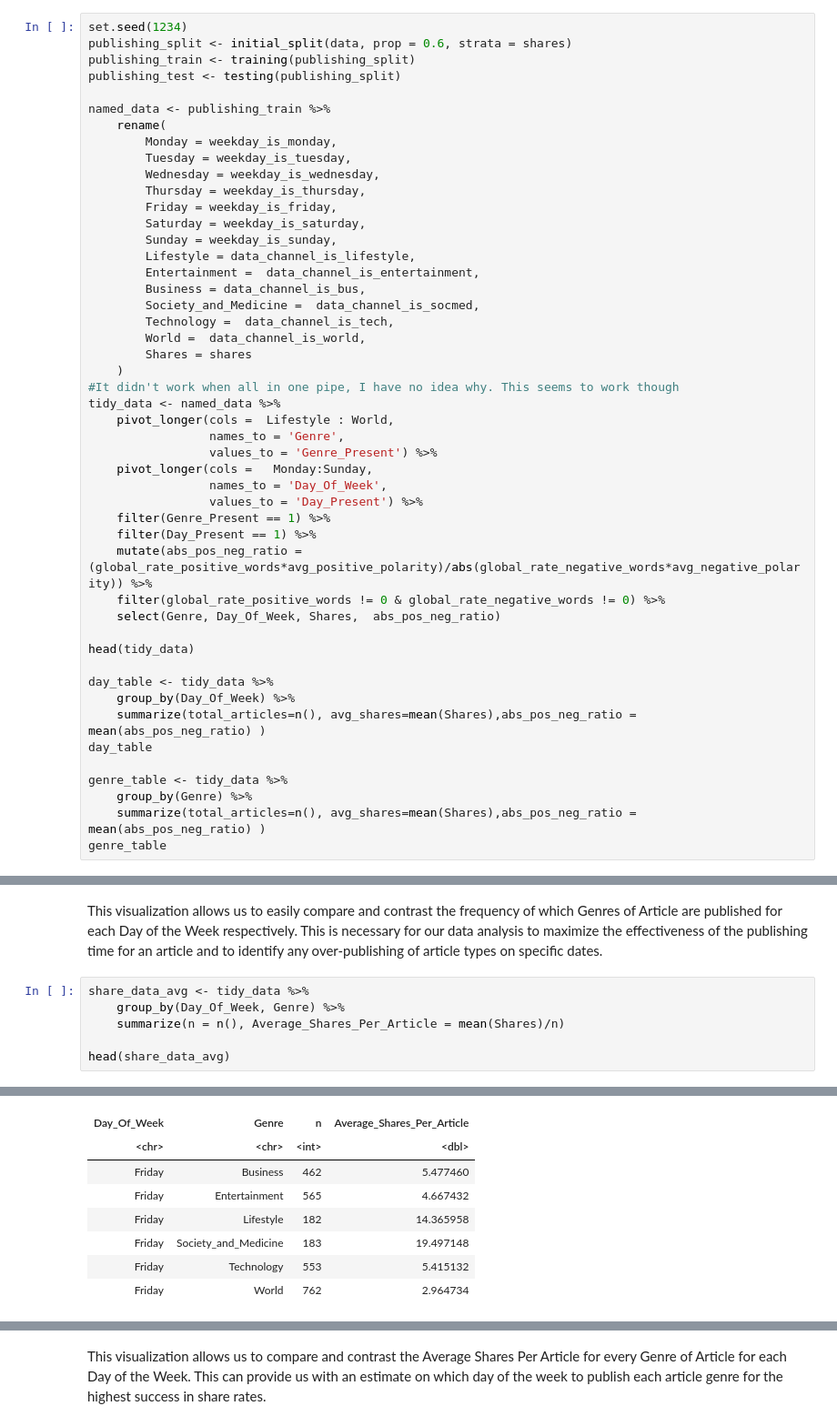
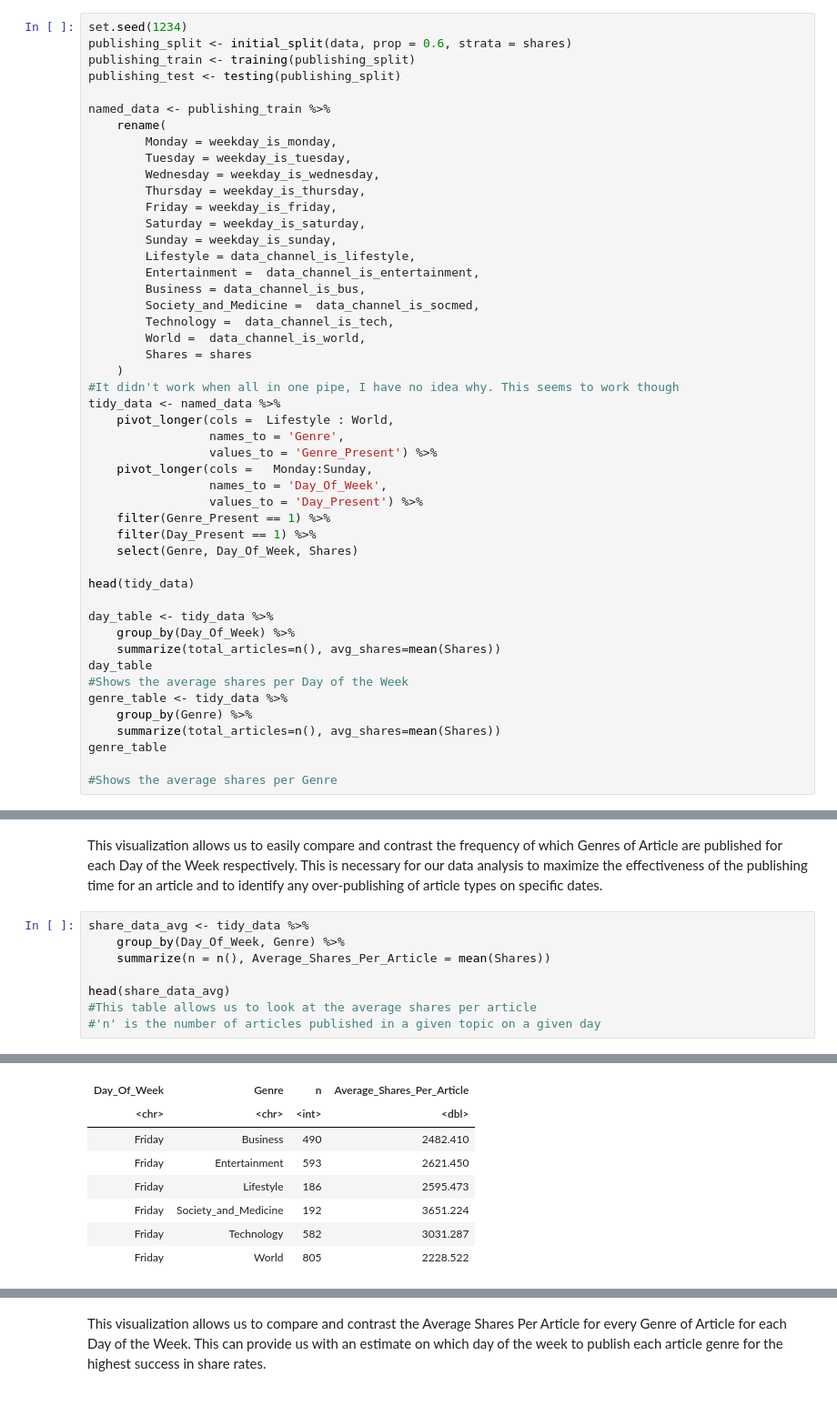
Before and after one commit to dgjfaber/dsci100project, a Jupyter notebook: Proposal.ipynb, the cells around one changed output, grey strips where cells are left out. Shown at 91% size. Drawn from its saved outputs; the diff is of its cells as text.

```diff
--- a/Proposal.ipynb
+++ b/Proposal.ipynb
@@ -75,19 +57,19 @@ tidy_data <- named_data %>%
                  values_to = 'Day_Present') %>%
     filter(Genre_Present == 1) %>%
     filter(Day_Present == 1) %>%
-    mutate(abs_pos_neg_ratio = (global_rate_positive_words*avg_positive_polarity)/abs(global_rate_negative_words*avg_negative_polarity)) %>%
-    filter(global_rate_positive_words != 0 & global_rate_negative_words != 0) %>%
-    select(Genre, Day_Of_Week, Shares,  abs_pos_neg_ratio)
+    select(Genre, Day_Of_Week, Shares)
 
 head(tidy_data)
 
 day_table <- tidy_data %>%
     group_by(Day_Of_Week) %>%
-    summarize(total_articles=n(), avg_shares=mean(Shares),abs_pos_neg_ratio = mean(abs_pos_neg_ratio) )
+    summarize(total_articles=n(), avg_shares=mean(Shares))
 day_table
-
+#Shows the average shares per Day of the Week
 genre_table <- tidy_data %>%
     group_by(Genre) %>%
-    summarize(total_articles=n(), avg_shares=mean(Shares),abs_pos_neg_ratio = mean(abs_pos_neg_ratio) )
+    summarize(total_articles=n(), avg_shares=mean(Shares))
 genre_table
+
+#Shows the average shares per Genre
 # %% [output]
@@ -145,20 +127,22 @@ This visualization allows us to easily compare and contrast the frequency of whi
 # %%
 share_data_avg <- tidy_data %>%
     group_by(Day_Of_Week, Genre) %>%
-    summarize(n = n(), Average_Shares_Per_Article = mean(Shares)/n)
+    summarize(n = n(), Average_Shares_Per_Article = mean(Shares))
 
 head(share_data_avg)
+#This table allows us to look at the average shares per article
+#'n' is the number of articles published in a given topic on a given day
 # %% [output]
 `summarise()` regrouping output by 'Day_Of_Week' (override with `.groups` argument)
 A grouped_df: 6 × 4
 | Day_Of_Week | Genre | n | Average_Shares_Per_Article |
 | <chr> | <chr> | <int> | <dbl> |
-| Friday | Business | 462 | 5.477460 |
-| Friday | Entertainment | 565 | 4.667432 |
-| Friday | Lifestyle | 182 | 14.365958 |
-| Friday | Society_and_Medicine | 183 | 19.497148 |
-| Friday | Technology | 553 | 5.415132 |
-| Friday | World | 762 | 2.964734 |
+| Friday | Business | 490 | 2482.410 |
+| Friday | Entertainment | 593 | 2621.450 |
+| Friday | Lifestyle | 186 | 2595.473 |
+| Friday | Society_and_Medicine | 192 | 3651.224 |
+| Friday | Technology | 582 | 3031.287 |
+| Friday | World | 805 | 2228.522 |
 # %%
 
 options(repr.plot.width = 12, repr.plot.height = 10)
```
Also changed, not shown: parts of 7 cells of this notebook.
